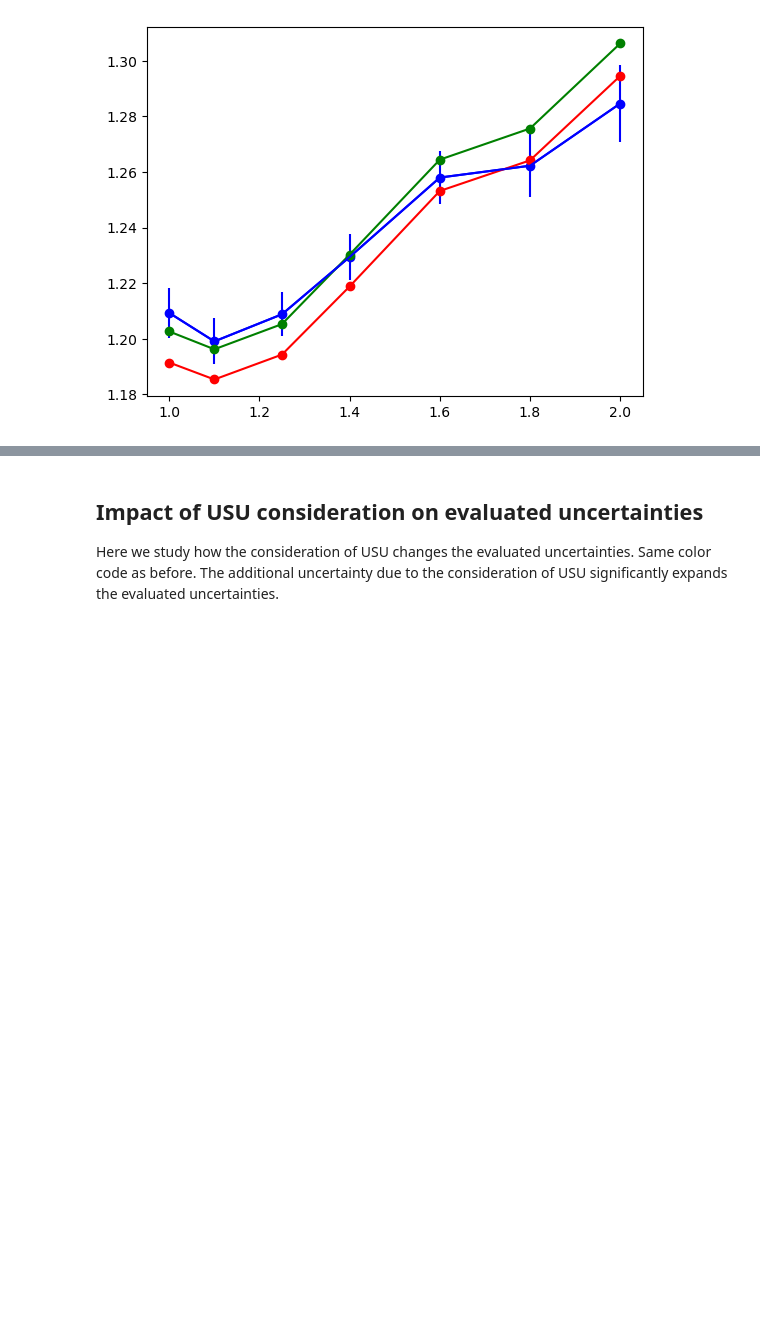
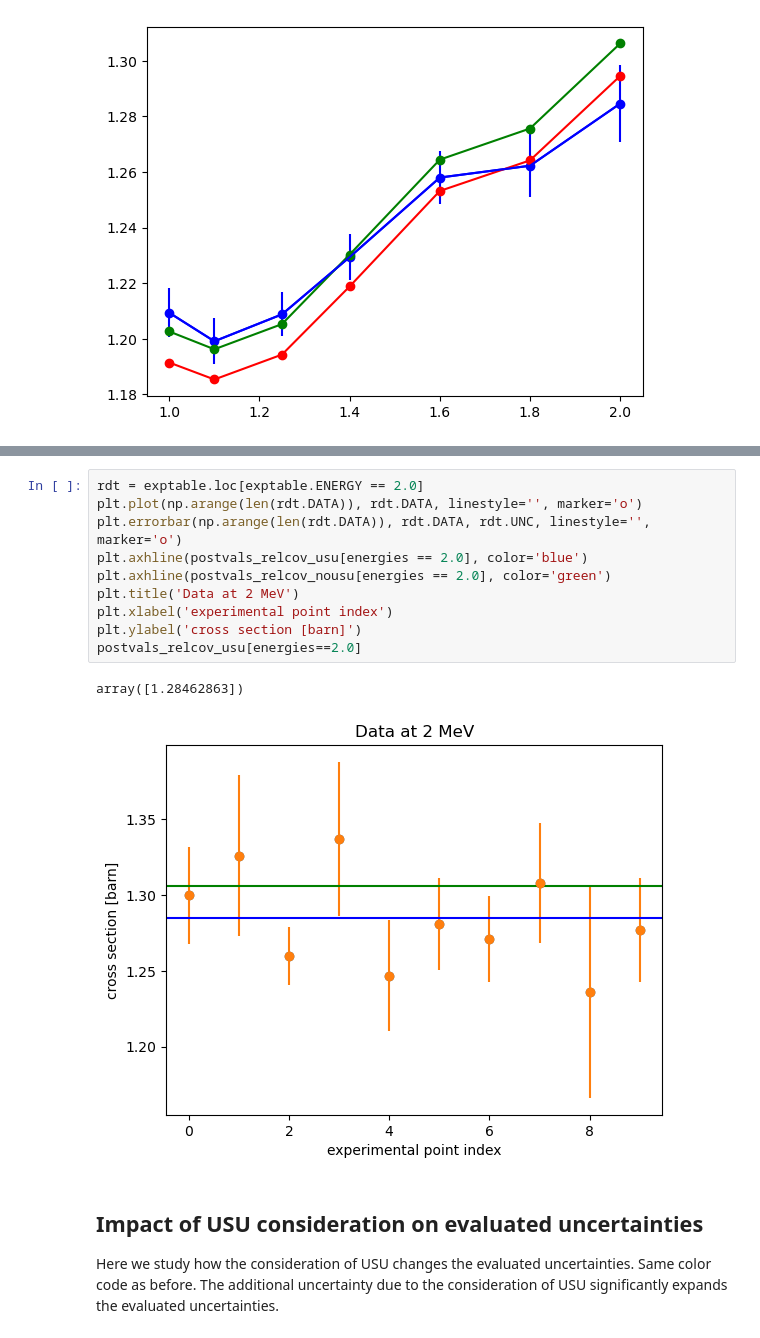
Before and after one commit to IAEA-NDS/gmapy, a Jupyter notebook: examples/tensorflow/example-001/04_visualization.ipynb, the cells around one changed output, grey strips where cells are left out. Saved outputs shown, nothing was run; the diff lists cells and outputs as text; blank space fills up the shorter version.

```diff
--- a/examples/tensorflow/example-001/04_visualization.ipynb
+++ b/examples/tensorflow/example-001/04_visualization.ipynb
@@ -131,3 +134,16 @@ plt.plot(energies, postvals_abscov_nousu, marker='o', color='red')
+# %%
+rdt = exptable.loc[exptable.ENERGY == 2.0]
+plt.plot(np.arange(len(rdt.DATA)), rdt.DATA, linestyle='', marker='o')
+plt.errorbar(np.arange(len(rdt.DATA)), rdt.DATA, rdt.UNC, linestyle='', marker='o')
+plt.axhline(postvals_relcov_usu[energies == 2.0], color='blue')
+plt.axhline(postvals_relcov_nousu[energies == 2.0], color='green')
+plt.title('Data at 2 MeV')
+plt.xlabel('experimental point index')
+plt.ylabel('cross section [barn]')
+postvals_relcov_usu[energies==2.0]
+# %% [output]
+array([1.28462863])
+[figure, added]
 # %% [markdown]
 ## Impact of USU consideration on evaluated uncertainties
 
```
Also changed, not shown: parts of 8 cells of this notebook.
